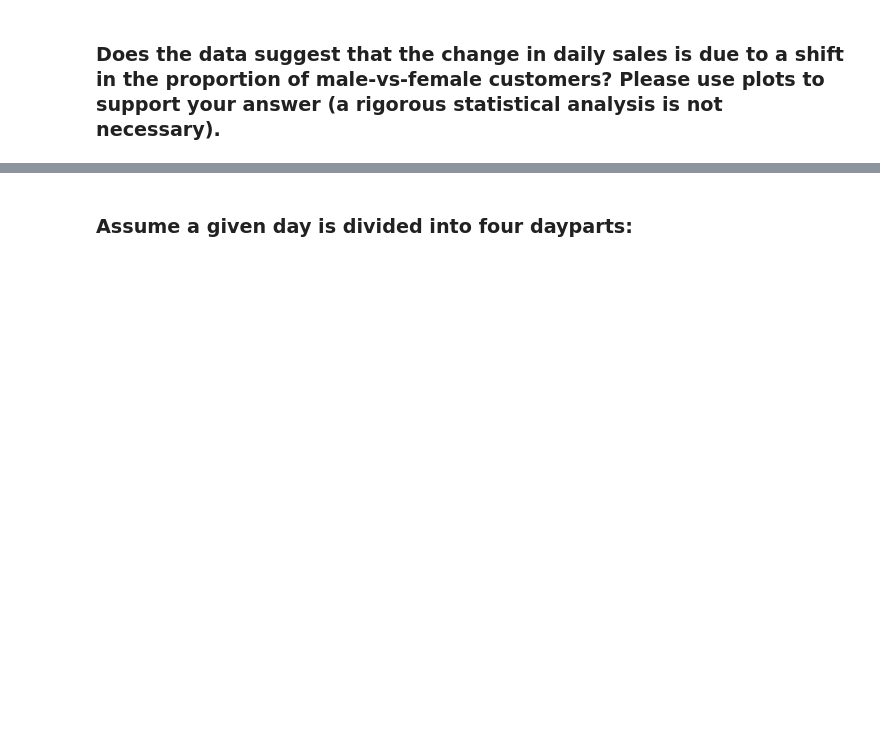
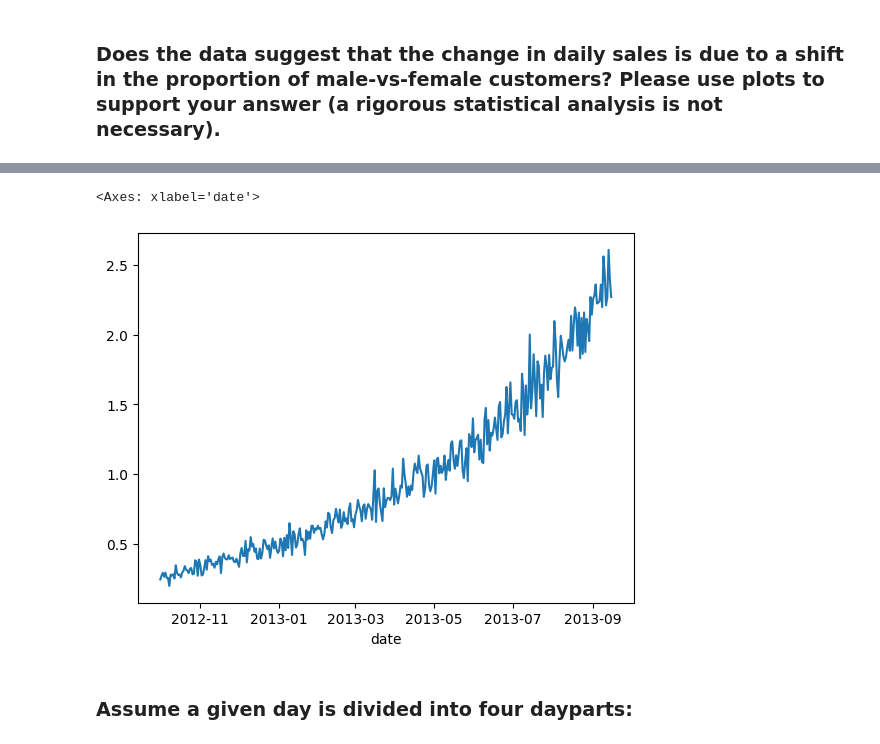
Before and after one commit to Friend09/strata_sales-data-analysis, a Jupyter notebook: practise_notebook.ipynb, the cells around one changed output, grey strips where cells are left out. Saved outputs shown, nothing was run; the diff lists cells and outputs as text; code cells hidden in the pictures; blank space fills up the shorter version.

```diff
--- a/practise_notebook.ipynb
+++ b/practise_notebook.ipynb
@@ -330,3 +397,10 @@ TtestResult(statistic=-26.273266340051002, pvalue=1.3019593251472028e-84, df=348
+# %%
+# get the male to female ratio of sales daily
+df_mf_sales["sale_ratio_mf"] = df_mf_sales["male"] / df_mf_sales["female"]
+df_mf_sales["sale_ratio_mf"].plot()
+# %% [output]
+<Axes: xlabel='date'>
+[figure, added]
 # %% [markdown]
 ### Assume a given day is divided into four dayparts:
 # %% [markdown]
```
Also changed, not shown: parts of 8 cells of this notebook.
